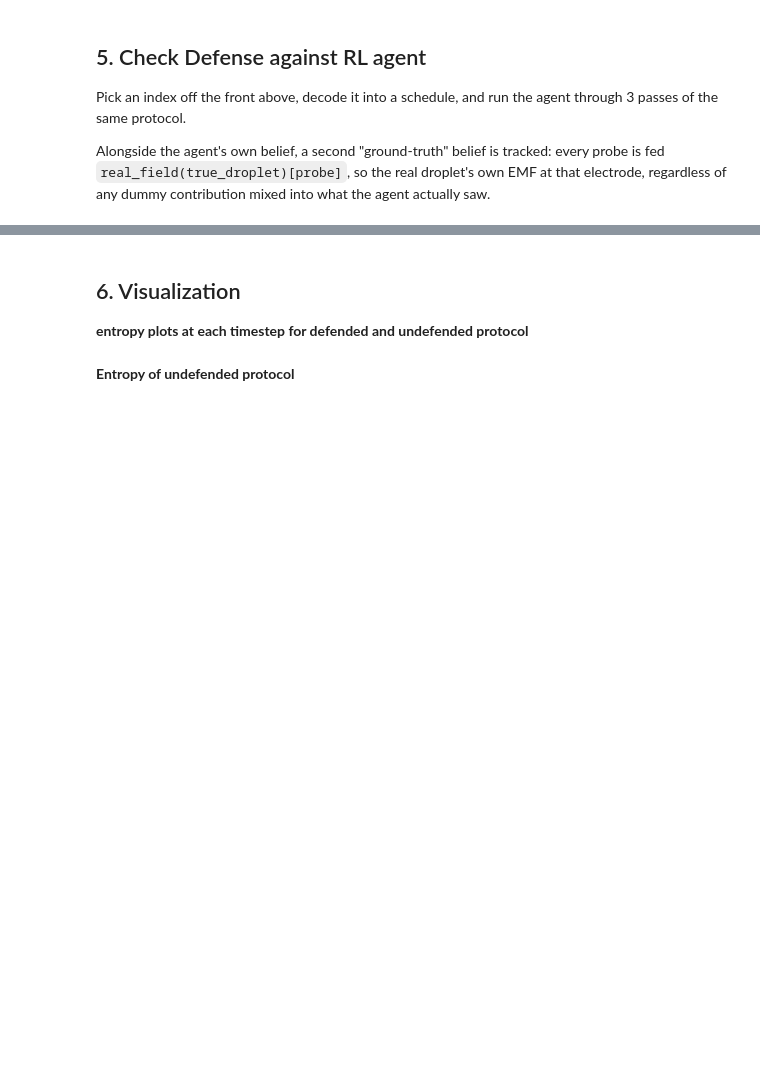
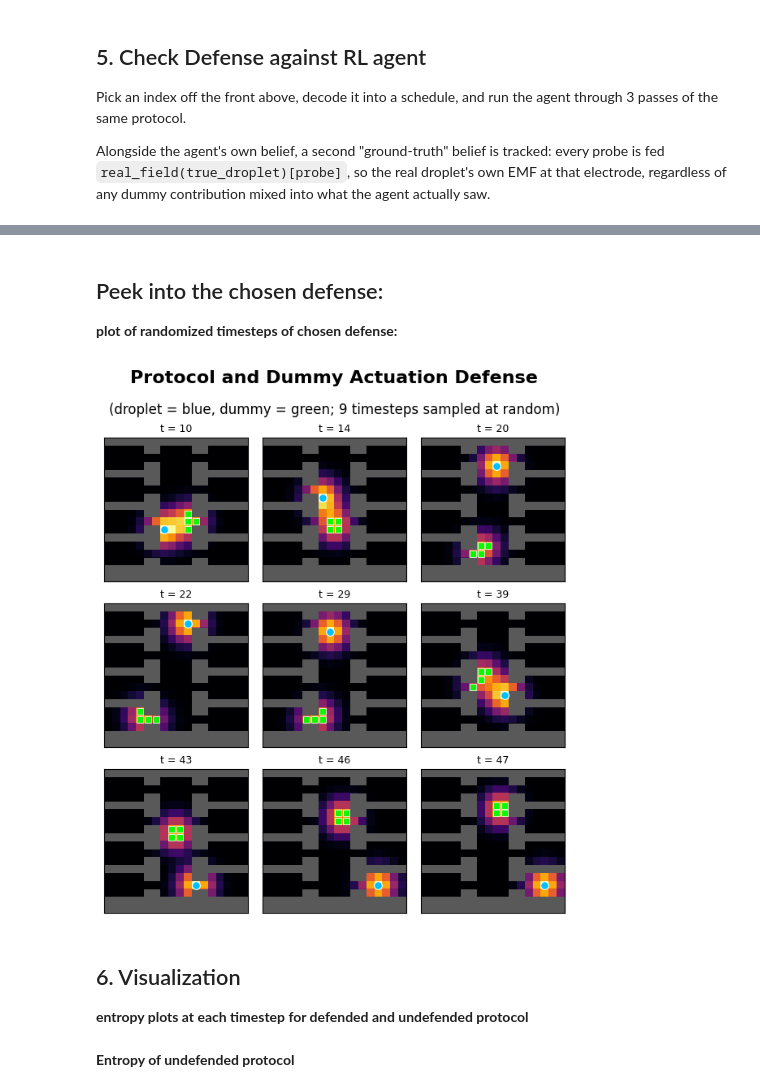
Before and after one commit to bbaral-eng/RL_Protocol_Extraction, a Jupyter notebook: defense/defense.ipynb, the cells around one changed output, grey strips where cells are left out. Saved outputs shown, nothing was run; the diff lists cells and outputs as text; code cells hidden in the pictures; blank space fills up the shorter version.

```diff
--- a/defense/defense.ipynb
+++ b/defense/defense.ipynb
@@ -206,3 +208,11 @@ average entropy -- defended:   pass 1: 0.178   pass 3: 0.150
+# %% [markdown]
+## Peek into the chosen defense:
+
+**plot of randomized timesteps of chosen defense:**
+# %%
+visualize.plot_protocol_sample(protocol, schedule);
+# %% [output]
+[figure, added]
 # %% [markdown]
 ## 6. Visualization
 
```
Also changed, not shown: parts of 10 cells of this notebook, 12 other files.
